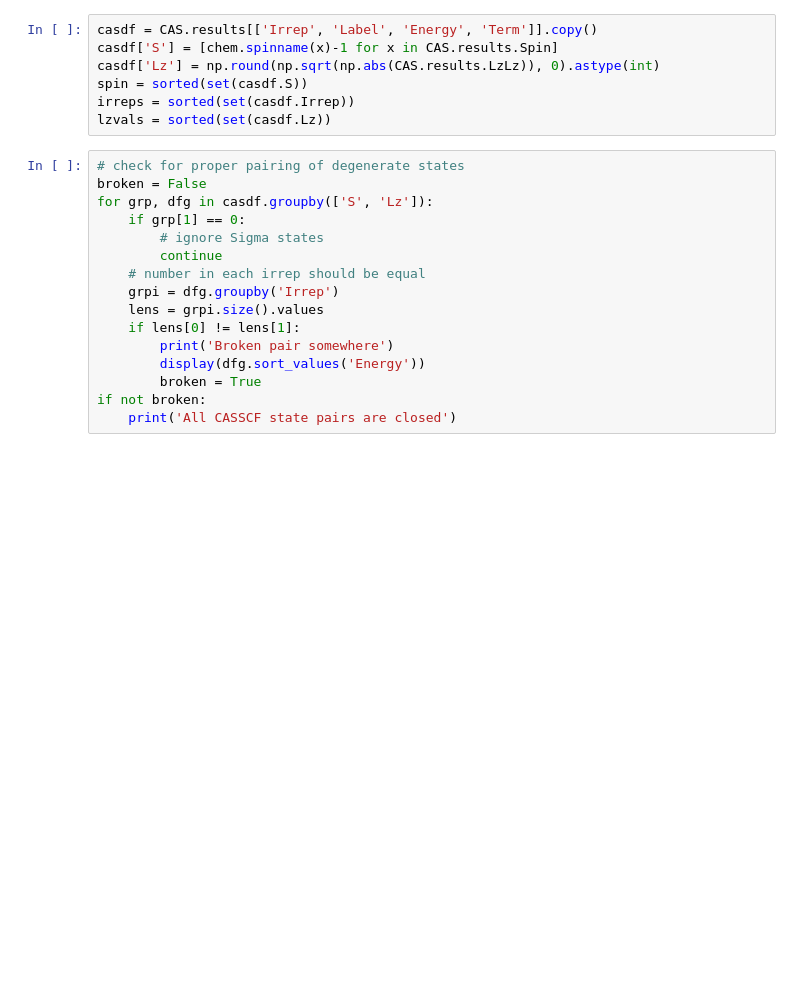
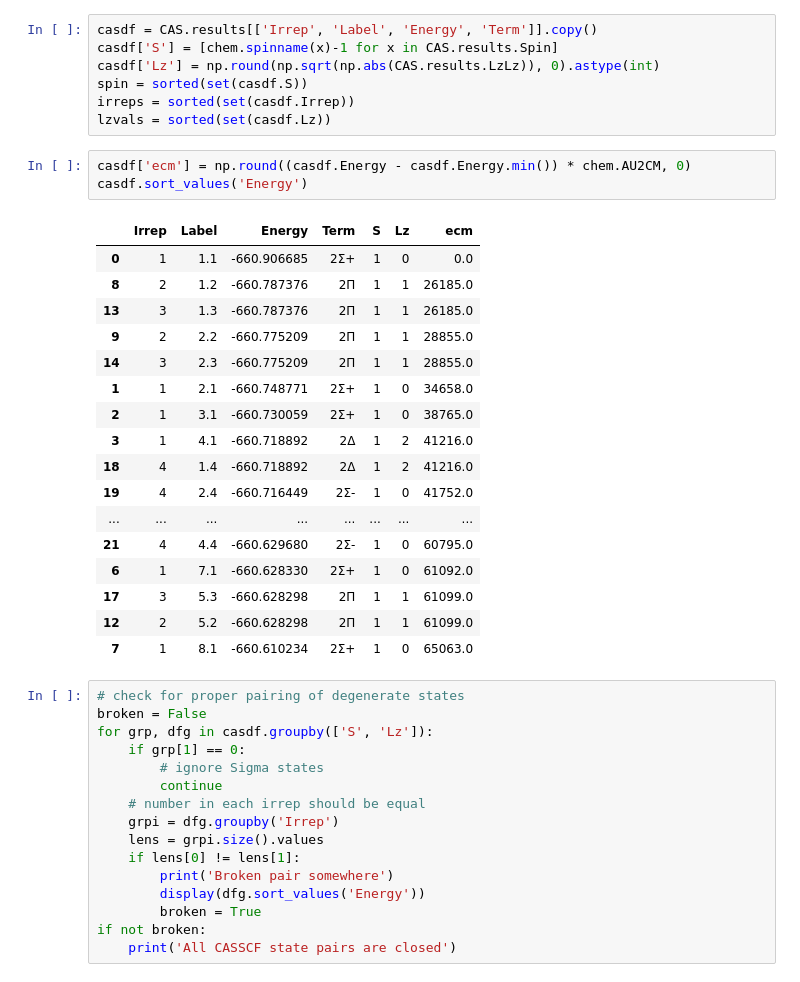
Before and after one commit to kkinist/diatomic_SOC, a Jupyter notebook: SOCI_assign_with_props_c2v.ipynb, the cells around one changed output. Saved outputs shown, nothing was run; the diff lists cells and outputs as text; blank space fills up the shorter version.

```diff
--- a/SOCI_assign_with_props_c2v.ipynb
+++ b/SOCI_assign_with_props_c2v.ipynb
@@ -89,6 +87,27 @@ casdf['Lz'] = np.round(np.sqrt(np.abs(CAS.results.LzLz)), 0).astype(int)
 spin = sorted(set(casdf.S))
 irreps = sorted(set(casdf.Irrep))
 lzvals = sorted(set(casdf.Lz))
+# %%
+casdf['ecm'] = np.round((casdf.Energy - casdf.Energy.min()) * chem.AU2CM, 0)
+casdf.sort_values('Energy')
+# %% [output]
+|  | Irrep | Label | Energy | Term | S | Lz | ecm |
+| 0 | 1 | 1.1 | -660.906685 | 2Σ+ | 1 | 0 | 0.0 |
+| 8 | 2 | 1.2 | -660.787376 | 2Π | 1 | 1 | 26185.0 |
+| 13 | 3 | 1.3 | -660.787376 | 2Π | 1 | 1 | 26185.0 |
+| 9 | 2 | 2.2 | -660.775209 | 2Π | 1 | 1 | 28855.0 |
+| 14 | 3 | 2.3 | -660.775209 | 2Π | 1 | 1 | 28855.0 |
+| 1 | 1 | 2.1 | -660.748771 | 2Σ+ | 1 | 0 | 34658.0 |
+| 2 | 1 | 3.1 | -660.730059 | 2Σ+ | 1 | 0 | 38765.0 |
+| 3 | 1 | 4.1 | -660.718892 | 2Δ | 1 | 2 | 41216.0 |
+| 18 | 4 | 1.4 | -660.718892 | 2Δ | 1 | 2 | 41216.0 |
+| 19 | 4 | 2.4 | -660.716449 | 2Σ- | 1 | 0 | 41752.0 |
+| ... | ... | ... | ... | ... | ... | ... | ... |
+| 21 | 4 | 4.4 | -660.629680 | 2Σ- | 1 | 0 | 60795.0 |
+| 6 | 1 | 7.1 | -660.628330 | 2Σ+ | 1 | 0 | 61092.0 |
+| 17 | 3 | 5.3 | -660.628298 | 2Π | 1 | 1 | 61099.0 |
+| 12 | 2 | 5.2 | -660.628298 | 2Π | 1 | 1 | 61099.0 |
+| 7 | 1 | 8.1 | -660.610234 | 2Σ+ | 1 | 0 | 65063.0 |
 # %%
 # check for proper pairing of degenerate states
 broken = False
```
Also changed, not shown: parts of 25 cells of this notebook.
